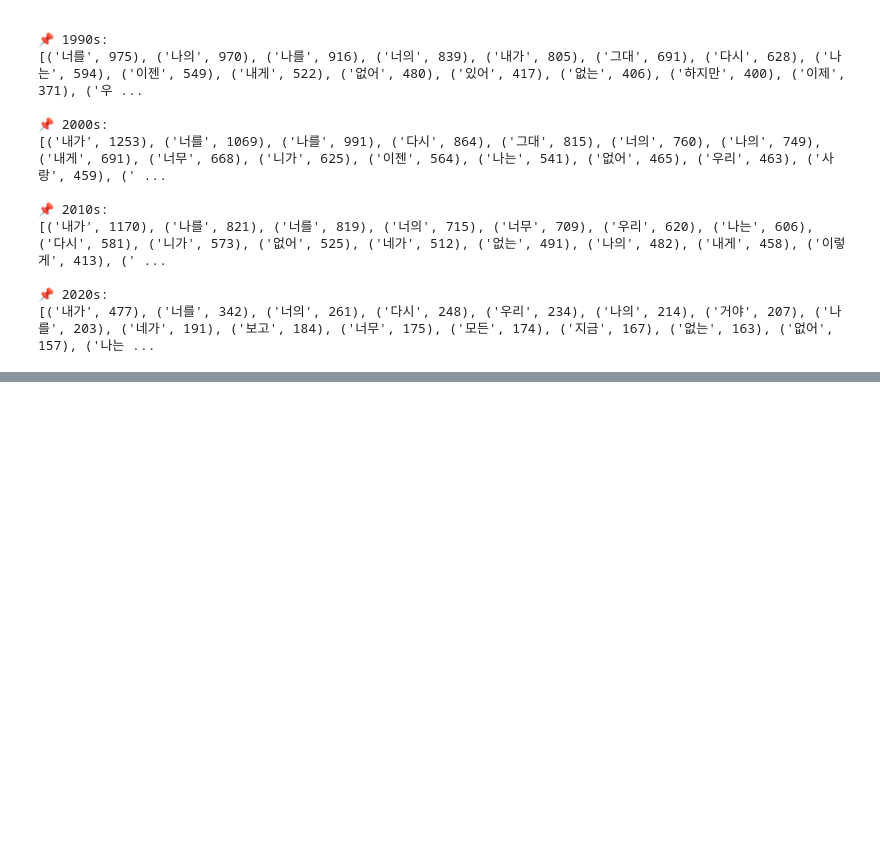
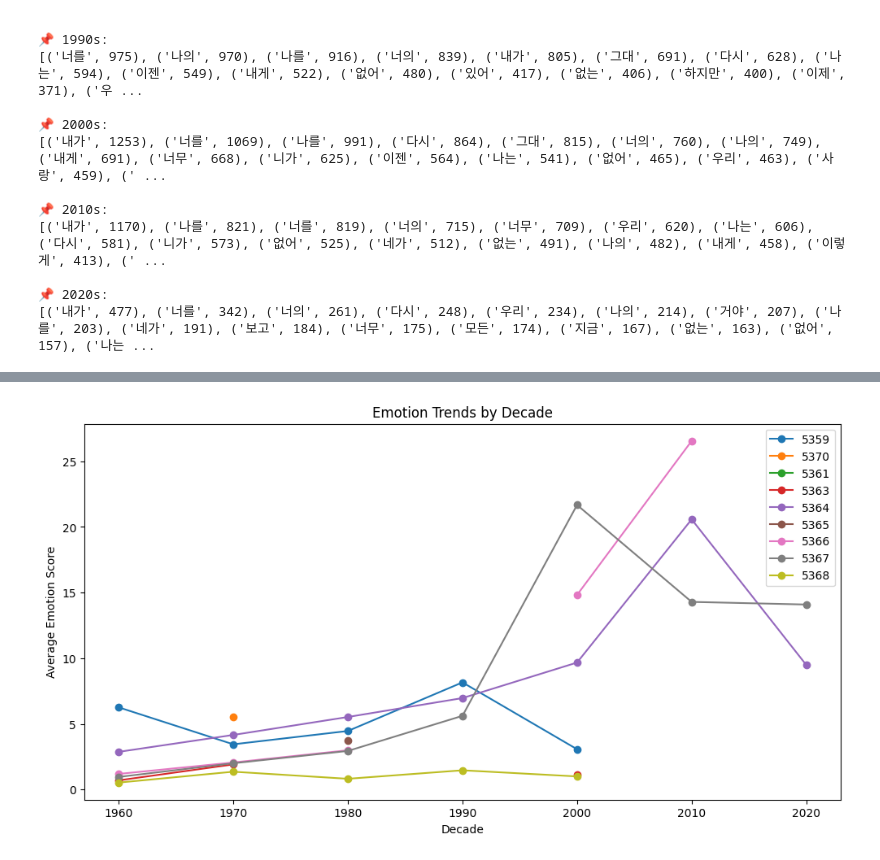
Before and after one commit to jangdain04-lab/TA_Airpods, a Jupyter notebook: TA_lyrics.ipynb, the cells around one changed output, grey strips where cells are left out. Cells and saved outputs as stored; diff of their text form; code cells hidden in the pictures; blank space fills up the shorter version.

```diff
--- a/TA_lyrics.ipynb
+++ b/TA_lyrics.ipynb
@@ -361,0 +431,3 @@ for dec in decades:
+# %%
+emotion_cols = lexicon.columns[1:].tolist()   # 첫 번째 컬럼은 단어
+emotion_cols
@@ -361,0 +436,19 @@ for dec in decades:
+# %%
+# 단어 → 감정 점수 lookup dict
+lexicon_dict = lexicon.set_index(lexicon.columns[0]).to_dict('index')
+
+def compute_emotion_scores(tokens):
+    scores = {col: 0 for col in emotion_cols}
+    for t in tokens:
+        if t in lexicon_dict:
+            for col in emotion_cols:
+                scores[col] += lexicon_dict[t][col]
+    return pd.Series(scores)
+
+df_emotion = df['tokens'].apply(compute_emotion_scores)
+df = pd.concat([df, df_emotion], axis=1)
+# %%
+df['decade'] = (df['year'] // 10) * 10
+# %%
+decade_emotion = df.groupby('decade')[emotion_cols].mean().reset_index()
+decade_emotion
@@ -361,0 +464,14 @@ for dec in decades:
+# %%
+import matplotlib.pyplot as plt
+
+plt.figure(figsize=(12,6))
+for col in emotion_cols:
+    plt.plot(decade_emotion['decade'], decade_emotion[col], marker='o', label=col)
+
+plt.xlabel("Decade")
+plt.ylabel("Average Emotion Score")
+plt.title("Emotion Trends by Decade")
+plt.legend()
+plt.show()
+# %% [output]
+[figure, added]
```
Also changed, not shown: parts of 15 cells of this notebook.
